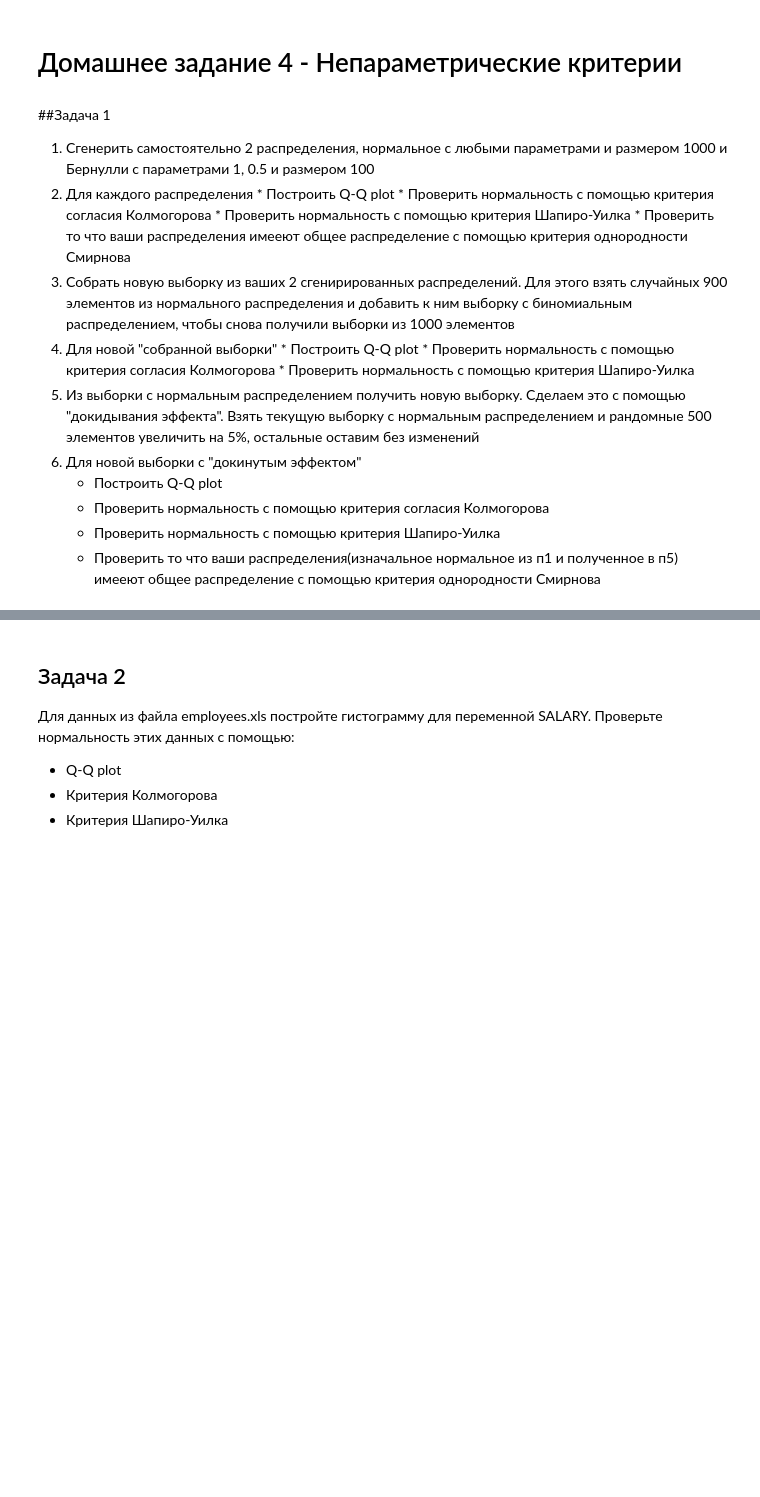
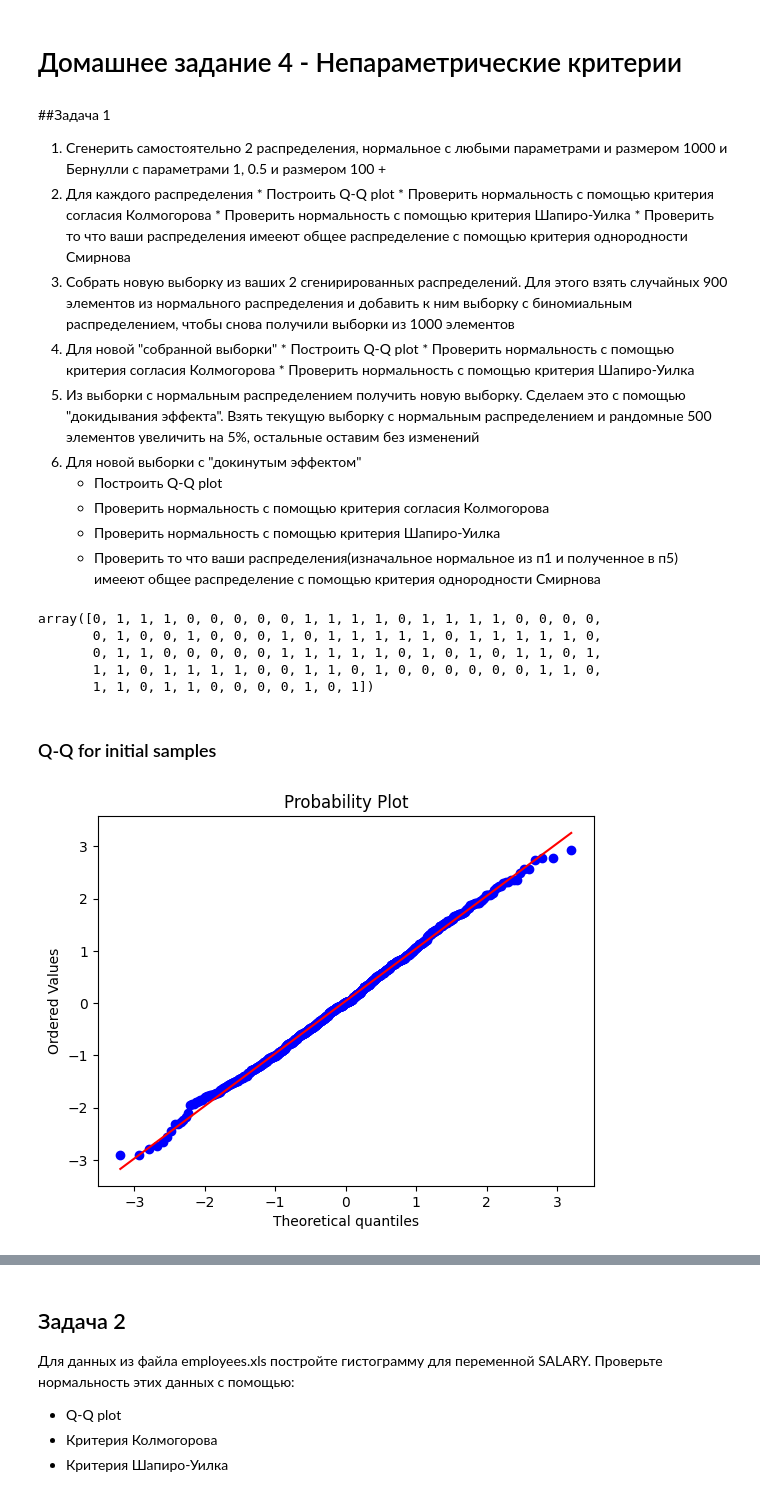
Before and after one commit to semwett0301/stat-ml-labs, a Jupyter notebook: statistic-course/math_stat_4.ipynb, the cells around one changed output, grey strips where cells are left out. Drawn from its saved outputs; the diff is of its cells as text; code cells hidden in the pictures; blank space fills up the shorter version.

```diff
--- a/statistic-course/math_stat_4.ipynb
+++ b/statistic-course/math_stat_4.ipynb
@@ -12,7 +12,7 @@ from tqdm import tqdm
 # %% [markdown]
 ##Задача 1
 
-1.   Сгенерить самостоятельно 2 распределения, нормальное с любыми параметрами и размером 1000 и Бернулли с параметрами 1, 0.5 и размером 100
+1.   Сгенерить самостоятельно 2 распределения, нормальное с любыми параметрами и размером 1000 и Бернулли с параметрами 1, 0.5 и размером 100 +
 2.   Для каждого распределения
     *   Построить Q-Q plot
     *   Проверить нормальность с помощью критерия согласия Колмогорова
@@ -33,0 +32,15 @@ from tqdm import tqdm
+# %%
+norm_sample, bern_sample = np.random.normal(loc=0, scale=1, size=1000), np.random.binomial(n=1, p=0.5, size=100)
+bern_sample
+# %% [output]
+array([0, 1, 1, 1, 0, 0, 0, 0, 0, 1, 1, 1, 1, 0, 1, 1, 1, 1, 0, 0, 0, 0,
+       0, 1, 0, 0, 1, 0, 0, 0, 1, 0, 1, 1, 1, 1, 1, 0, 1, 1, 1, 1, 1, 0,
+       0, 1, 1, 0, 0, 0, 0, 0, 1, 1, 1, 1, 1, 0, 1, 0, 1, 0, 1, 1, 0, 1,
+       1, 1, 0, 1, 1, 1, 1, 0, 0, 1, 1, 0, 1, 0, 0, 0, 0, 0, 0, 1, 1, 0,
+       1, 1, 0, 1, 1, 0, 0, 0, 0, 1, 0, 1])
+# %% [markdown]
+### Q-Q for initial samples
+# %%
+stats.probplot(norm_sample, dist="norm", plot=plt);
+# %% [output]
+[figure, added]
```
Also changed, not shown: parts of 43 cells of this notebook.
